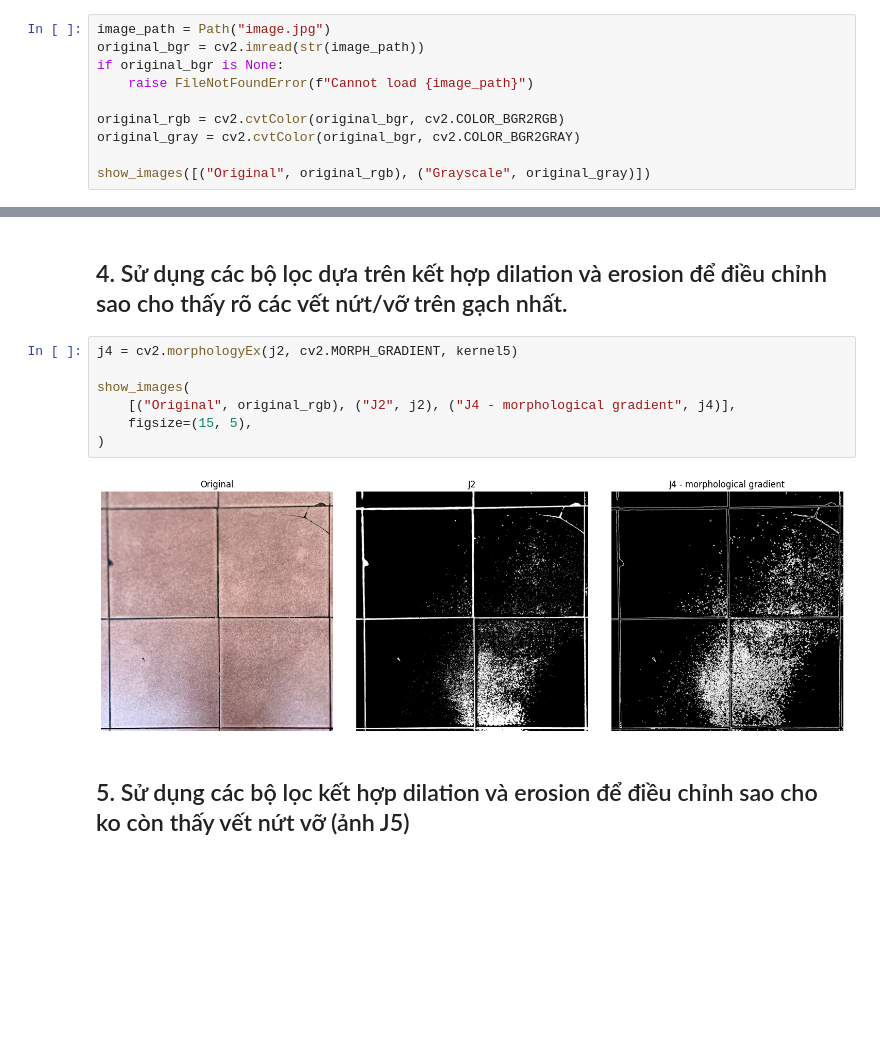
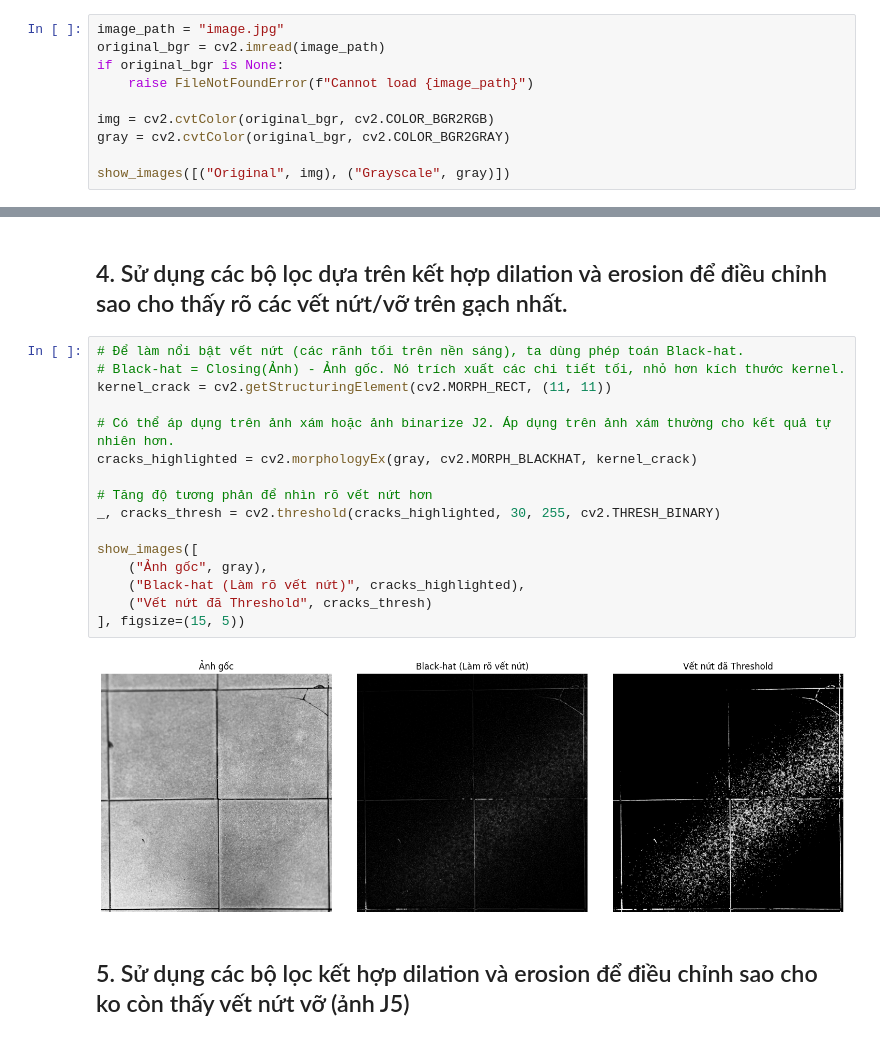
Before and after one commit to Sura3607/imageProcessing, a Jupyter notebook: lab4/lab4.ipynb, the cells around one changed output, grey strips where cells are left out. Drawn from its saved outputs; the diff is of its cells as text; blank space fills up the shorter version.

```diff
--- a/lab4/lab4.ipynb
+++ b/lab4/lab4.ipynb
@@ -42,15 +42,15 @@ def show_images(panels, figsize=None):
 # %% [markdown]
 ## 1. Dùng camera chụp ảnh nền gạch, có gạch nứt/vỡ
 # %%
-image_path = Path("image.jpg")
-original_bgr = cv2.imread(str(image_path))
+image_path = "image.jpg"
+original_bgr = cv2.imread(image_path)
 if original_bgr is None:
     raise FileNotFoundError(f"Cannot load {image_path}")
 
-original_rgb = cv2.cvtColor(original_bgr, cv2.COLOR_BGR2RGB)
-original_gray = cv2.cvtColor(original_bgr, cv2.COLOR_BGR2GRAY)
+img = cv2.cvtColor(original_bgr, cv2.COLOR_BGR2RGB)
+gray = cv2.cvtColor(original_bgr, cv2.COLOR_BGR2GRAY)
 
-show_images([("Original", original_rgb), ("Grayscale", original_gray)])
+show_images([("Original", img), ("Grayscale", gray)])
 # %% [output]
 [figure]
 # %% [markdown]
@@ -82,13 +87,22 @@ show_images(
 # %% [markdown]
 ## 4. Sử dụng các bộ lọc dựa trên kết hợp dilation và erosion để điều chỉnh sao cho thấy rõ các vết nứt/vỡ trên gạch nhất.
 # %%
-j4 = cv2.morphologyEx(j2, cv2.MORPH_GRADIENT, kernel5)
+# Để làm nổi bật vết nứt (các rãnh tối trên nền sáng), ta dùng phép toán Black-hat.
+# Black-hat = Closing(Ảnh) - Ảnh gốc. Nó trích xuất các chi tiết tối, nhỏ hơn kích thước kernel.
+kernel_crack = cv2.getStructuringElement(cv2.MORPH_RECT, (11, 11))
 
-show_images(
-    [("Original", original_rgb), ("J2", j2), ("J4 - morphological gradient", j4)],
-    figsize=(15, 5),
-)
+# Có thể áp dụng trên ảnh xám hoặc ảnh binarize J2. Áp dụng trên ảnh xám thường cho kết quả tự nhiên hơn.
+cracks_highlighted = cv2.morphologyEx(gray, cv2.MORPH_BLACKHAT, kernel_crack)
+
+# Tăng độ tương phản để nhìn rõ vết nứt hơn
+_, cracks_thresh = cv2.threshold(cracks_highlighted, 30, 255, cv2.THRESH_BINARY)
+
+show_images([
+    ("Ảnh gốc", gray),
+    ("Black-hat (Làm rõ vết nứt)", cracks_highlighted),
+    ("Vết nứt đã Threshold", cracks_thresh)
+], figsize=(15, 5))
 # %% [output]
-[figure, old version]
+[figure, new version]
 # %% [markdown]
 ## 5. Sử dụng các bộ lọc kết hợp dilation và erosion để điều chỉnh sao cho ko còn thấy vết nứt vỡ (ảnh J5)
```
Also changed, not shown: parts of 5 cells of this notebook.
